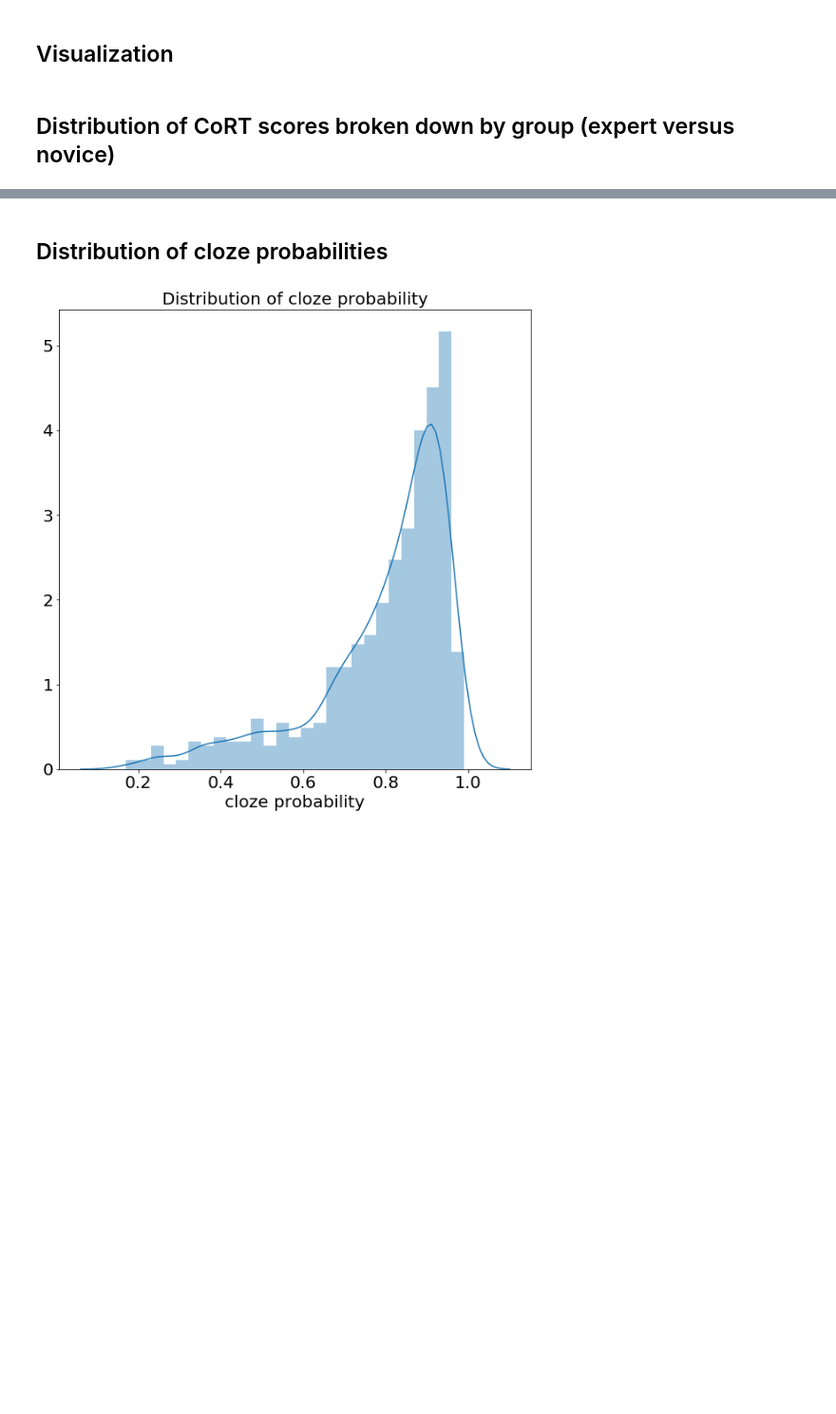
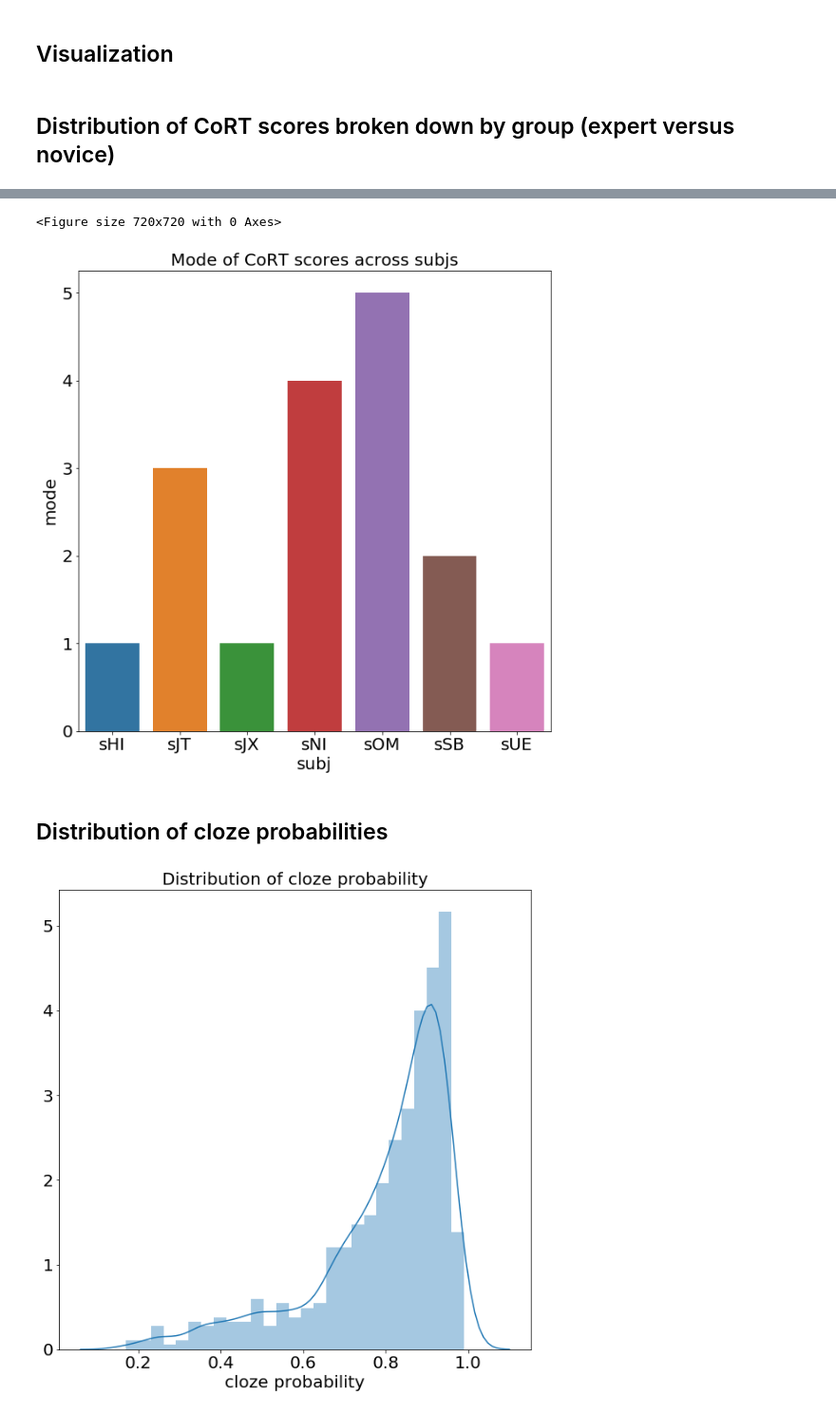
Before and after one commit to sbruinsma1/cort_language, a Jupyter notebook: notebooks/pilot_cort_scaling_ana.ipynb, the cells around one changed output, grey strips where cells are left out. Shown: that part at 95% size. Cells and saved outputs as stored; diff of their text form; code cells hidden in the pictures; blank space fills up the shorter version.

```diff
--- a/notebooks/pilot_cort_scaling_ana.ipynb
+++ b/notebooks/pilot_cort_scaling_ana.ipynb
@@ -83,3 +105,28 @@ plt.yticks(fontsize=20);
+# %%
+# plot mode and std of versions
+plt.figure(figsize=(10,10))
+
+# x = df_merged.groupby('group').apply(lambda x: x[['CoRT']].std()).reset_index()
+# sns.barplot(x=x['group'], y=x['CoRT']);
+# plt.xlabel('version', fontsize=20)
+# plt.ylabel('std of CoRT scores', fontsize=20)
+# plt.xticks(fontsize=20)
+# plt.yticks(fontsize=20)
+# plt.title('Std of CoRT scores across versions', fontsize=20);
+
+
+plt.figure(figsize=(10,10))
+
+x = df_merged.groupby('subj_id').apply(lambda x: x[['CoRT']].mode()).reset_index()
+sns.barplot(x=x['subj_id'], y=x['CoRT']);
+plt.xlabel('subj', fontsize=20)
+plt.ylabel('mode', fontsize=20)
+plt.xticks(fontsize=20)
+plt.yticks(fontsize=20)
+plt.title('Mode of CoRT scores across subjs', fontsize=20);
+# %% [output]
+<Figure size 720x720 with 0 Axes>
+[figure, added]
 # %% [markdown]
 ## Distribution of cloze probabilities
 # %%
```
Also changed, not shown: parts of 2 cells of this notebook, 1 other file.
